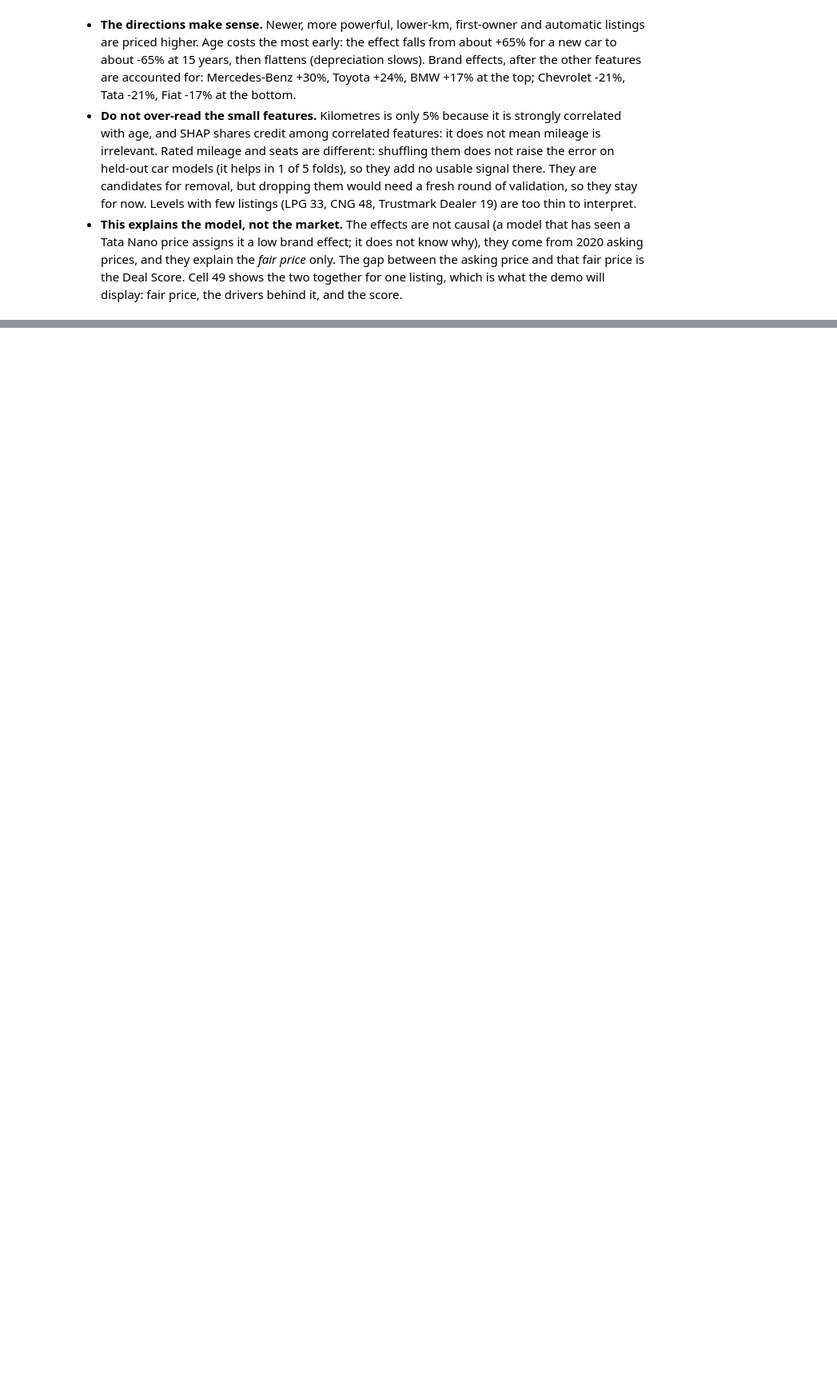
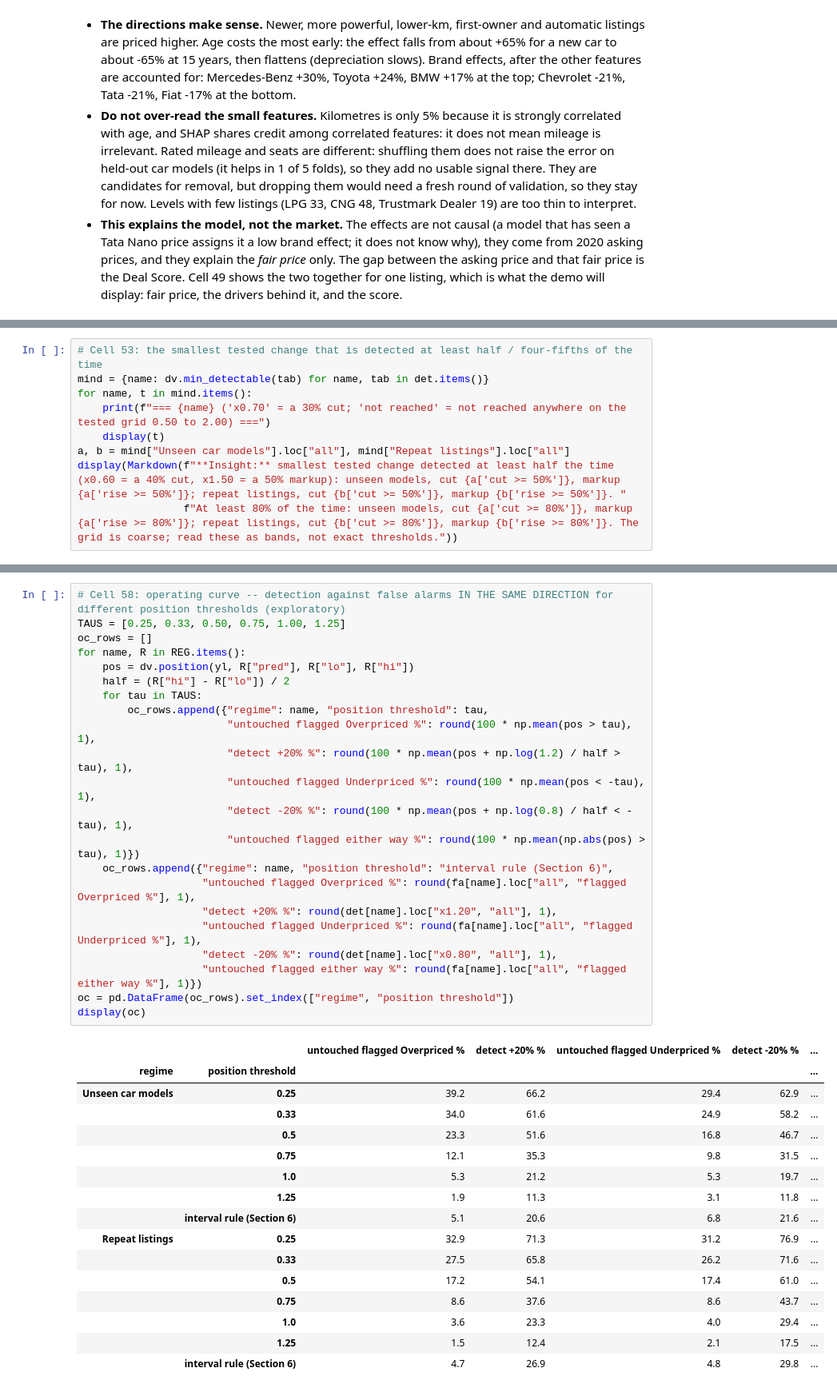
Before and after one commit to aayaan-khan/Used-Cars-Cost-Prediction, a Jupyter notebook: notebooks/Used_Cars_Cost_Prediction.ipynb, the cells around one changed output, grey strips where cells are left out. Shown at 80% size. Saved outputs shown, nothing was run; the diff lists cells and outputs as text; blank space fills up the shorter version.

```diff
--- a/notebooks/Used_Cars_Cost_Prediction.ipynb
+++ b/notebooks/Used_Cars_Cost_Prediction.ipynb
@@ -2323,0 +2522,9 @@ Saved: reports/figures/shap_listing_example.png
+# %%
+# Cell 53: the smallest tested change that is detected at least half / four-fifths of the time
+mind = {name: dv.min_detectable(tab) for name, tab in det.items()}
+for name, t in mind.items():
+    print(f"=== {name} ('x0.70' = a 30% cut; 'not reached' = not reached anywhere on the tested grid 0.50 to 2.00) ===")
+    display(t)
+a, b = mind["Unseen car models"].loc["all"], mind["Repeat listings"].loc["all"]
+display(Markdown(f"**Insight:** smallest tested change detected at least half the time (x0.60 = a 40% cut, x1.50 = a 50% markup): unseen models, cut {a['cut >= 50%']}, markup {a['rise >= 50%']}; repeat listings, cut {b['cut >= 50%']}, markup {b['rise >= 50%']}. "
+                 f"At least 80% of the time: unseen models, cut {a['cut >= 80%']}, markup {a['rise >= 80%']}; repeat listings, cut {b['cut >= 80%']}, markup {b['rise >= 80%']}. The grid is coarse; read these as bands, not exact thresholds."))
@@ -2323,0 +2747,39 @@ Saved: reports/figures/shap_listing_example.png
+# %%
+# Cell 58: operating curve -- detection against false alarms IN THE SAME DIRECTION for different position thresholds (exploratory)
+TAUS = [0.25, 0.33, 0.50, 0.75, 1.00, 1.25]
+oc_rows = []
+for name, R in REG.items():
+    pos = dv.position(yl, R["pred"], R["lo"], R["hi"])
+    half = (R["hi"] - R["lo"]) / 2
+    for tau in TAUS:
+        oc_rows.append({"regime": name, "position threshold": tau,
+                        "untouched flagged Overpriced %": round(100 * np.mean(pos > tau), 1),
+                        "detect +20% %": round(100 * np.mean(pos + np.log(1.2) / half > tau), 1),
+                        "untouched flagged Underpriced %": round(100 * np.mean(pos < -tau), 1),
+                        "detect -20% %": round(100 * np.mean(pos + np.log(0.8) / half < -tau), 1),
+                        "untouched flagged either way %": round(100 * np.mean(np.abs(pos) > tau), 1)})
+    oc_rows.append({"regime": name, "position threshold": "interval rule (Section 6)",
+                    "untouched flagged Overpriced %": round(fa[name].loc["all", "flagged Overpriced %"], 1),
+                    "detect +20% %": round(det[name].loc["x1.20", "all"], 1),
+                    "untouched flagged Underpriced %": round(fa[name].loc["all", "flagged Underpriced %"], 1),
+                    "detect -20% %": round(det[name].loc["x0.80", "all"], 1),
+                    "untouched flagged either way %": round(fa[name].loc["all", "flagged either way %"], 1)})
+oc = pd.DataFrame(oc_rows).set_index(["regime", "position threshold"])
+display(oc)
+# %% [output]
+|  |  | untouched flagged Overpriced % | detect +20% % | untouched flagged Underpriced % | detect -20% % | ... |
+| regime | position threshold |  |  |  |  | ... |
+| Unseen car models | 0.25 | 39.2 | 66.2 | 29.4 | 62.9 | ... |
+|  | 0.33 | 34.0 | 61.6 | 24.9 | 58.2 | ... |
+|  | 0.5 | 23.3 | 51.6 | 16.8 | 46.7 | ... |
+|  | 0.75 | 12.1 | 35.3 | 9.8 | 31.5 | ... |
+|  | 1.0 | 5.3 | 21.2 | 5.3 | 19.7 | ... |
+|  | 1.25 | 1.9 | 11.3 | 3.1 | 11.8 | ... |
+|  | interval rule (Section 6) | 5.1 | 20.6 | 6.8 | 21.6 | ... |
+| Repeat listings | 0.25 | 32.9 | 71.3 | 31.2 | 76.9 | ... |
+|  | 0.33 | 27.5 | 65.8 | 26.2 | 71.6 | ... |
+|  | 0.5 | 17.2 | 54.1 | 17.4 | 61.0 | ... |
+|  | 0.75 | 8.6 | 37.6 | 8.6 | 43.7 | ... |
+|  | 1.0 | 3.6 | 23.3 | 4.0 | 29.4 | ... |
+|  | 1.25 | 1.5 | 12.4 | 2.1 | 17.5 | ... |
+|  | interval rule (Section 6) | 4.7 | 26.9 | 4.8 | 29.8 | ... |
```
Also changed, not shown: parts of 15 cells of this notebook, 6 other files.
